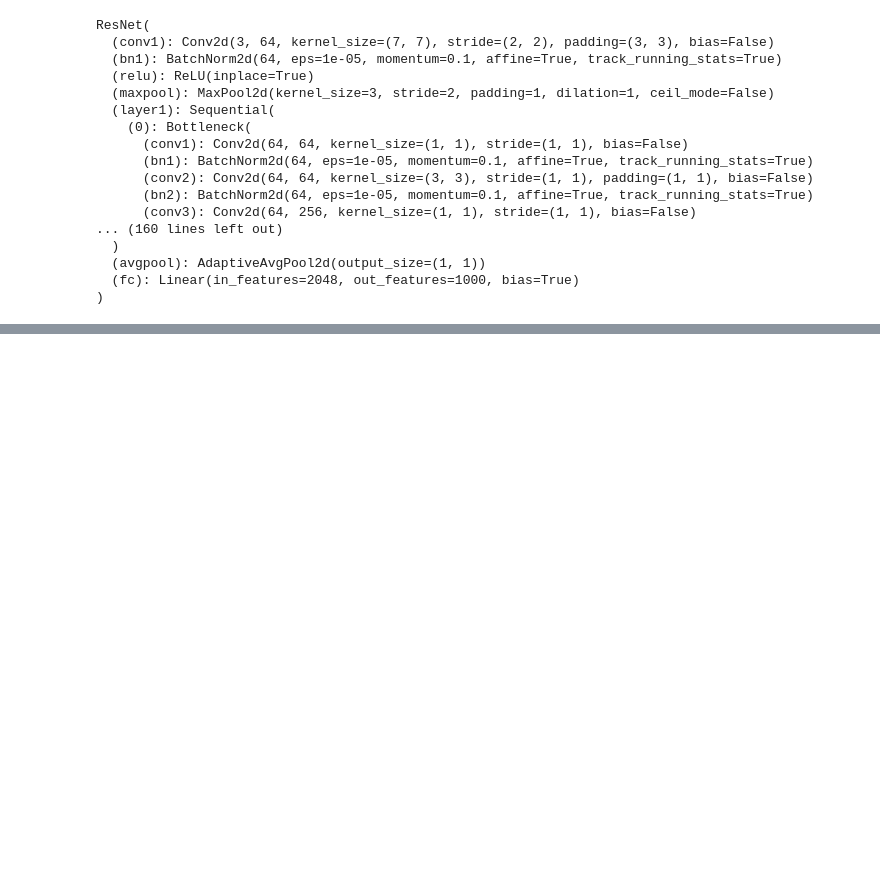
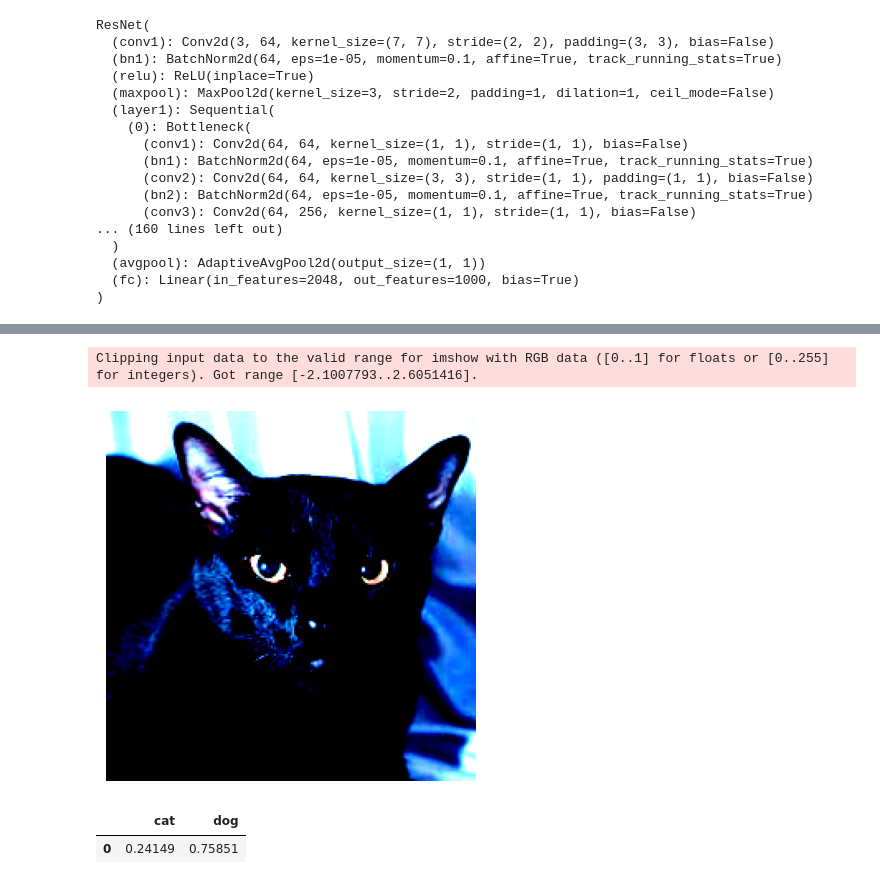
Before and after one commit to DiegoCastroSatt/IntroIA, a Jupyter notebook: perrogato.ipynb, the cells around one changed output, grey strips where cells are left out. Saved outputs shown, nothing was run; the diff lists cells and outputs as text; code cells hidden in the pictures; blank space fills up the shorter version.

```diff
--- a/perrogato.ipynb
+++ b/perrogato.ipynb
@@ -117,0 +147,17 @@ Linear(in_features=2048, out_features=2, bias=True)
+# %%
+image_t = transform(image)
+plt.imshow(image_t.permute(1,2,0))
+plt.axis('off')
+plt.show()
+# %% [output]
+Clipping input data to the valid range for imshow with RGB data ([0..1] for floats or [0..255] for integers). Got range [-2.1007793..2.6051416].
+[figure, added]
+# %%
+import pandas as pd
+batch = image_t.unsqueeze(0).to(device)
+logits = modelo(batch)
+probs = torch.nn.functional.softmax(logits, dim=1)
+pd.DataFrame(probs.cpu().detach().numpy(), columns=['cat', 'dog'])
+# %% [output]
+|  | cat | dog |
+| 0 | 0.24149 | 0.75851 |
```
Also changed, not shown: parts of 7 cells of this notebook.
